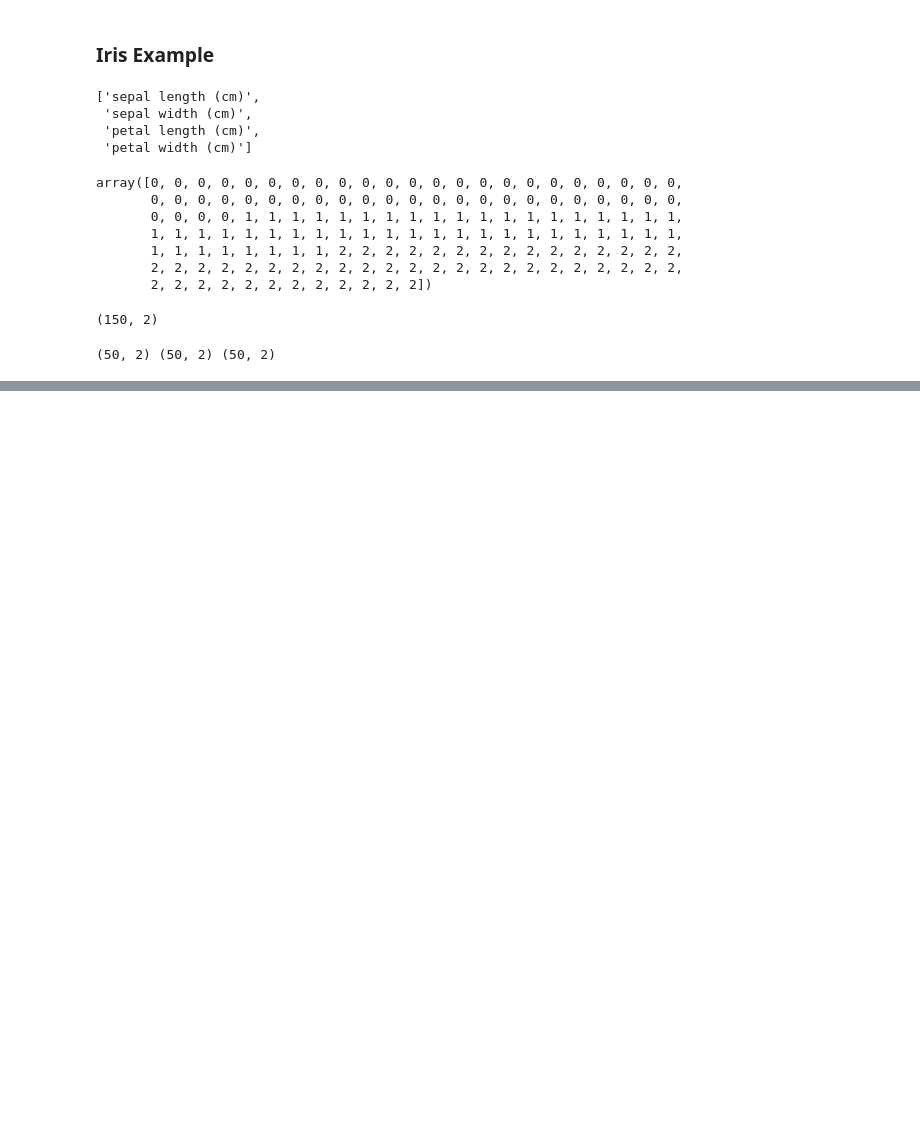
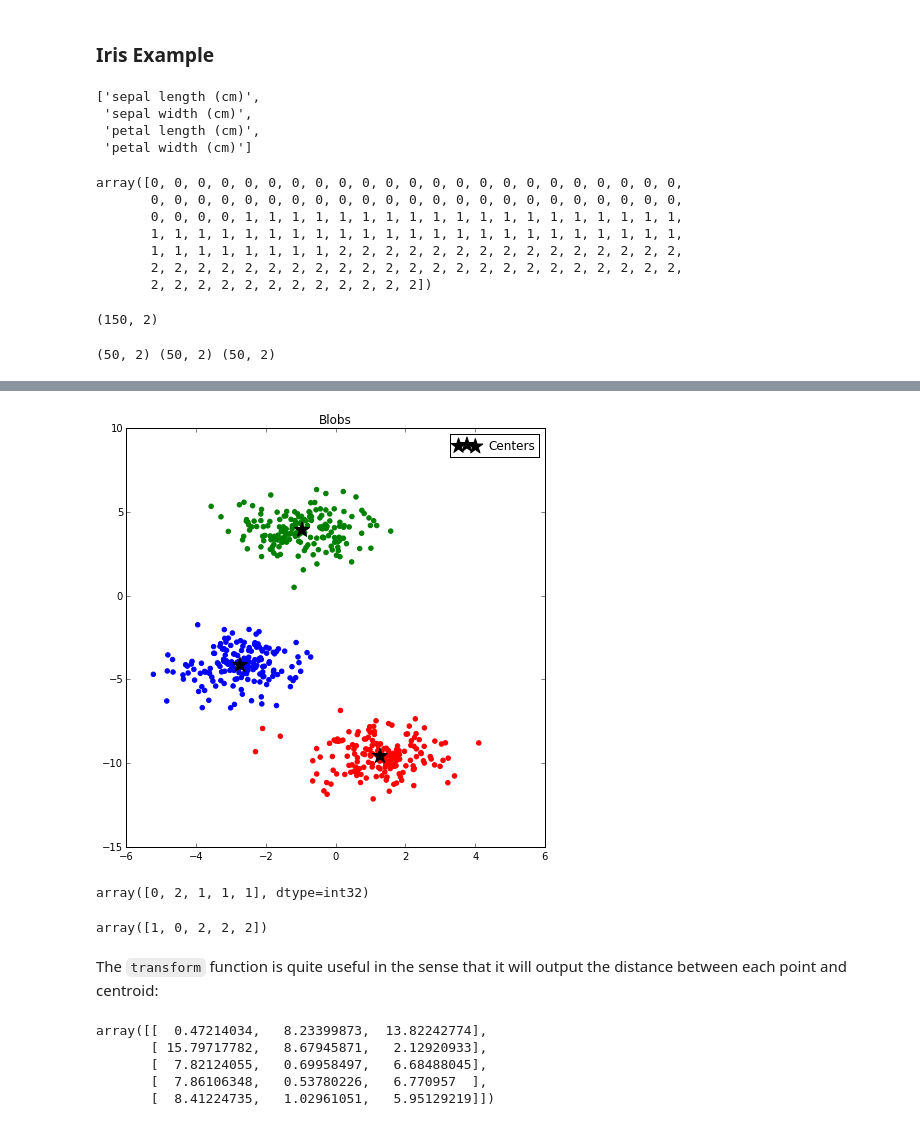
Before and after one commit to leriomaggio/numpy-euroscipy, a Jupyter notebook: 07_0_MachineLearning_Data.ipynb, the cells around one changed output, grey strips where cells are left out. Cells and saved outputs as stored; diff of their text form; code cells hidden in the pictures; blank space fills up the shorter version.

```diff
--- a/07_0_MachineLearning_Data.ipynb
+++ b/07_0_MachineLearning_Data.ipynb
@@ -281,0 +306,36 @@ plt.show()
+# %%
+f, ax = plt.subplots(figsize=(7.5, 7.5))
+ax.scatter(blobs[:, 0], blobs[:, 1], color=rgb[classes])
+ax.scatter(kmean.cluster_centers_[:, 0],
+           kmean.cluster_centers_[:, 1], marker='*', s=250,
+           color='black', label='Centers')
+ax.set_title("Blobs")
+ax.legend(loc='best')
+
+plt.show()
+# %% [output]
+[figure, added]
+# %%
+# Clustering Results
+kmean.labels_[:5]
+# %% [output]
+array([0, 2, 1, 1, 1], dtype=int32)
+# %%
+# Expected Results
+classes[:5]
+
+## Please note that KMeans does not know in advance cluster ids, thus it cannot assign the same as in `classes`.
+## In any case, please note that same elements correspond to the same numbers (IDs)
+# %% [output]
+array([1, 0, 2, 2, 2])
+# %% [markdown]
+The `transform` function is quite useful in the sense that it will output the distance between
+each point and centroid:
+# %%
+kmean.transform(blobs)[:5]
+# %% [output]
+array([[  0.47214034,   8.23399873,  13.82242774],
+       [ 15.79717782,   8.67945871,   2.12920933],
+       [  7.82124055,   0.69958497,   6.68488045],
+       [  7.86106348,   0.53780226,   6.770957  ],
+       [  8.41224735,   1.02961051,   5.95129219]])
```
Also changed, not shown: parts of 17 cells of this notebook, 6 other files.
